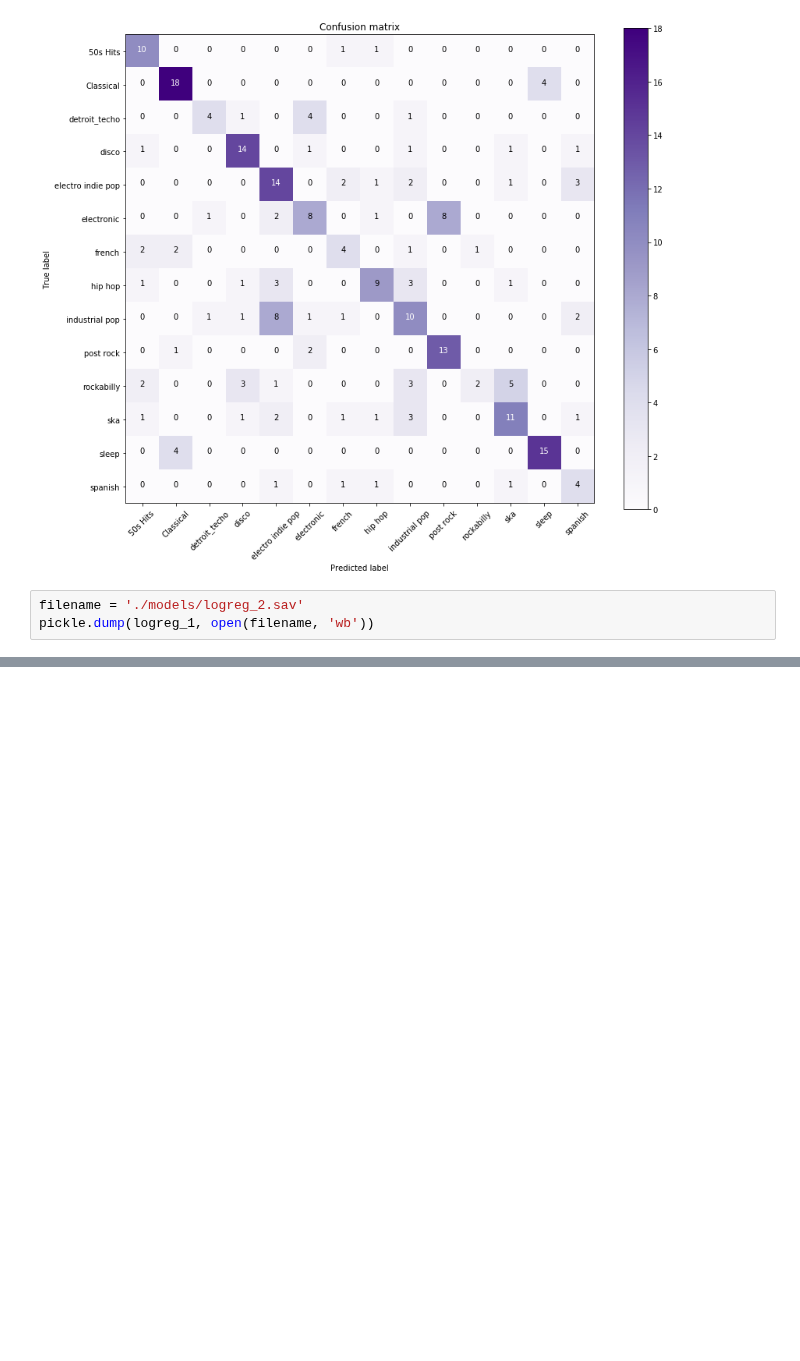
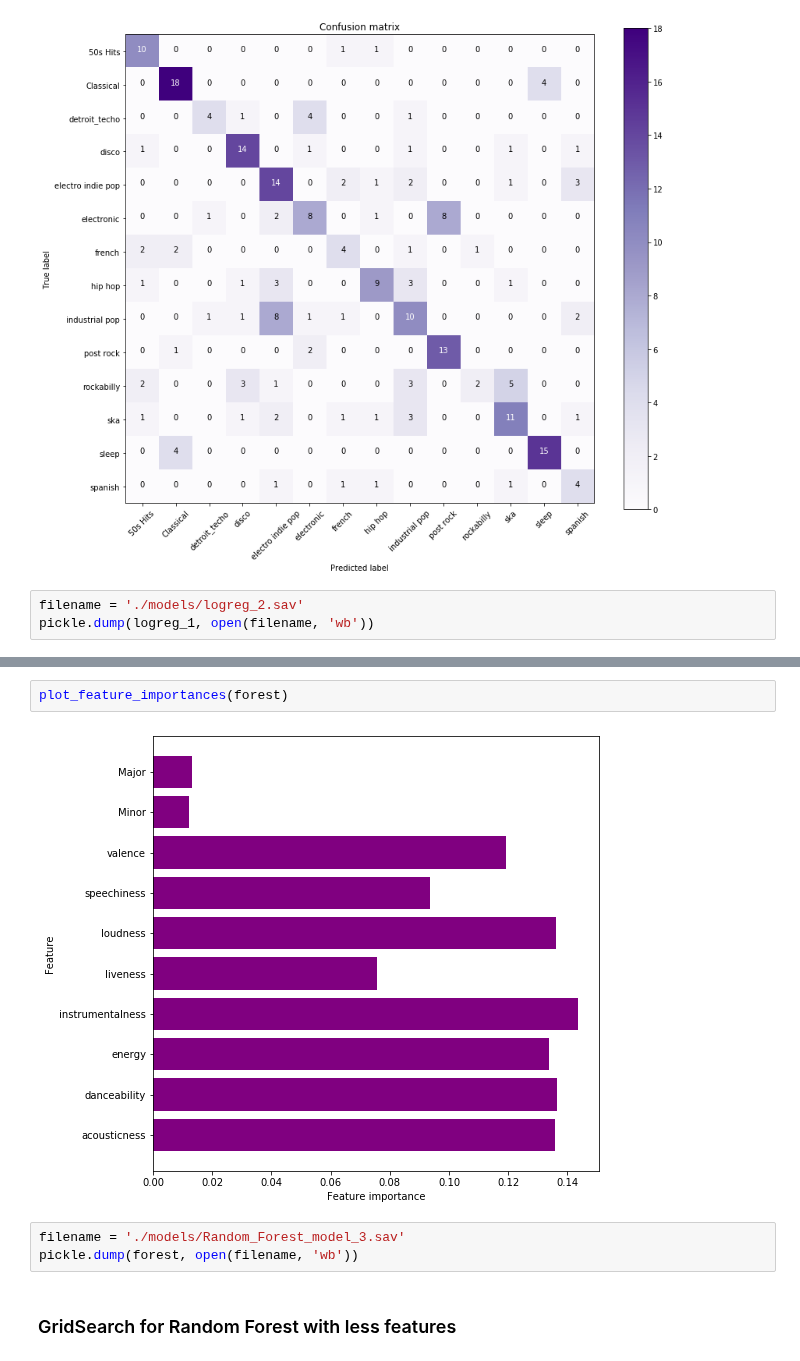
Before and after one commit to FinchMF/Classification_Models, a Jupyter notebook: Modeling.ipynb, the cells around one changed output, grey strips where cells are left out. Saved outputs shown, nothing was run; the diff lists cells and outputs as text; blank space fills up the shorter version.

```diff
--- a/Modeling.ipynb
+++ b/Modeling.ipynb
@@ -977,0 +1275,9 @@ pickle.dump(logreg_1, open(filename, 'wb'))
+# %%
+plot_feature_importances(forest)
+# %% [output]
+[figure, added]
+# %%
+filename = './models/Random_Forest_model_3.sav'
+pickle.dump(forest, open(filename, 'wb'))
+# %% [markdown]
+### GridSearch for Random Forest with less features
```
Also changed, not shown: parts of 66 cells of this notebook, 7 other files.
